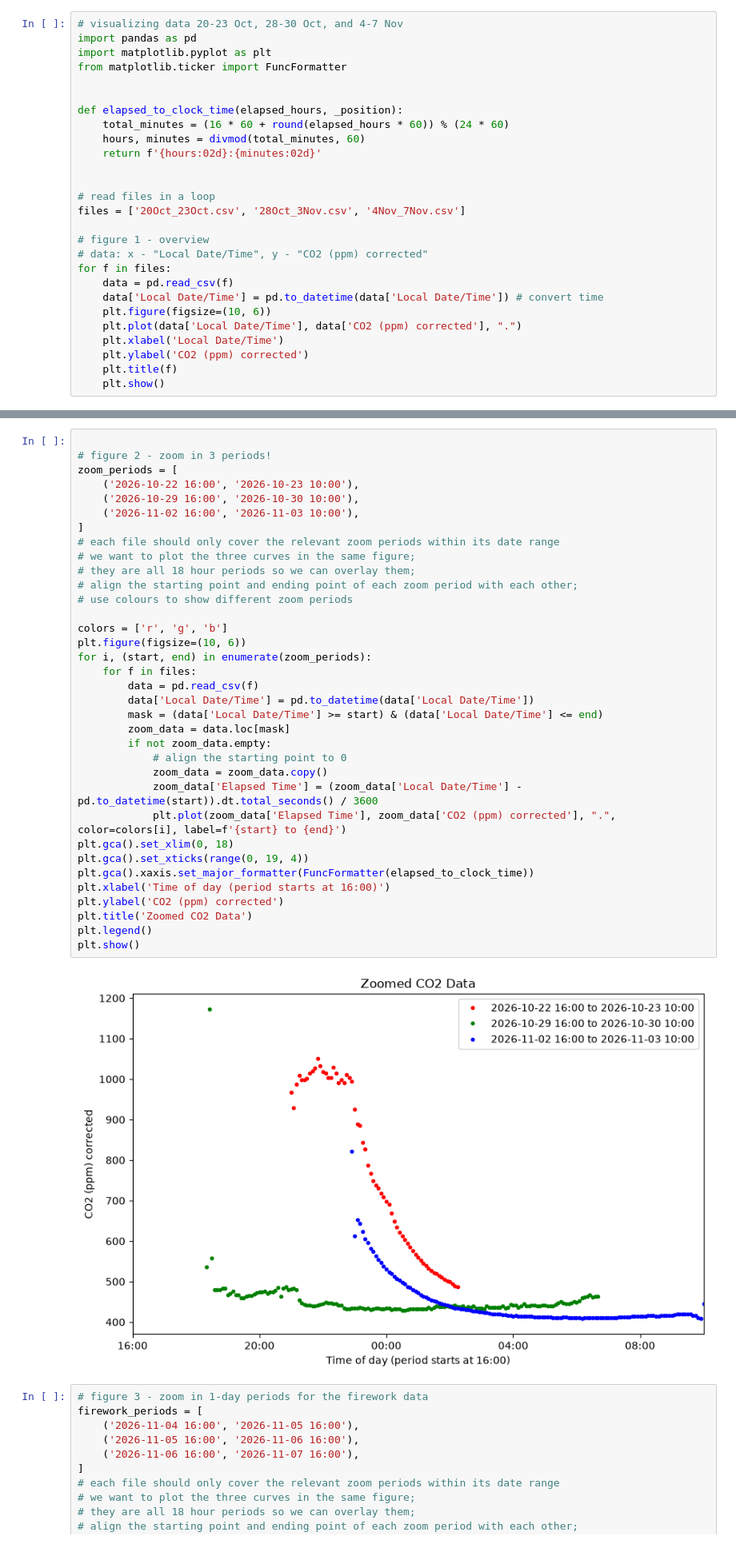
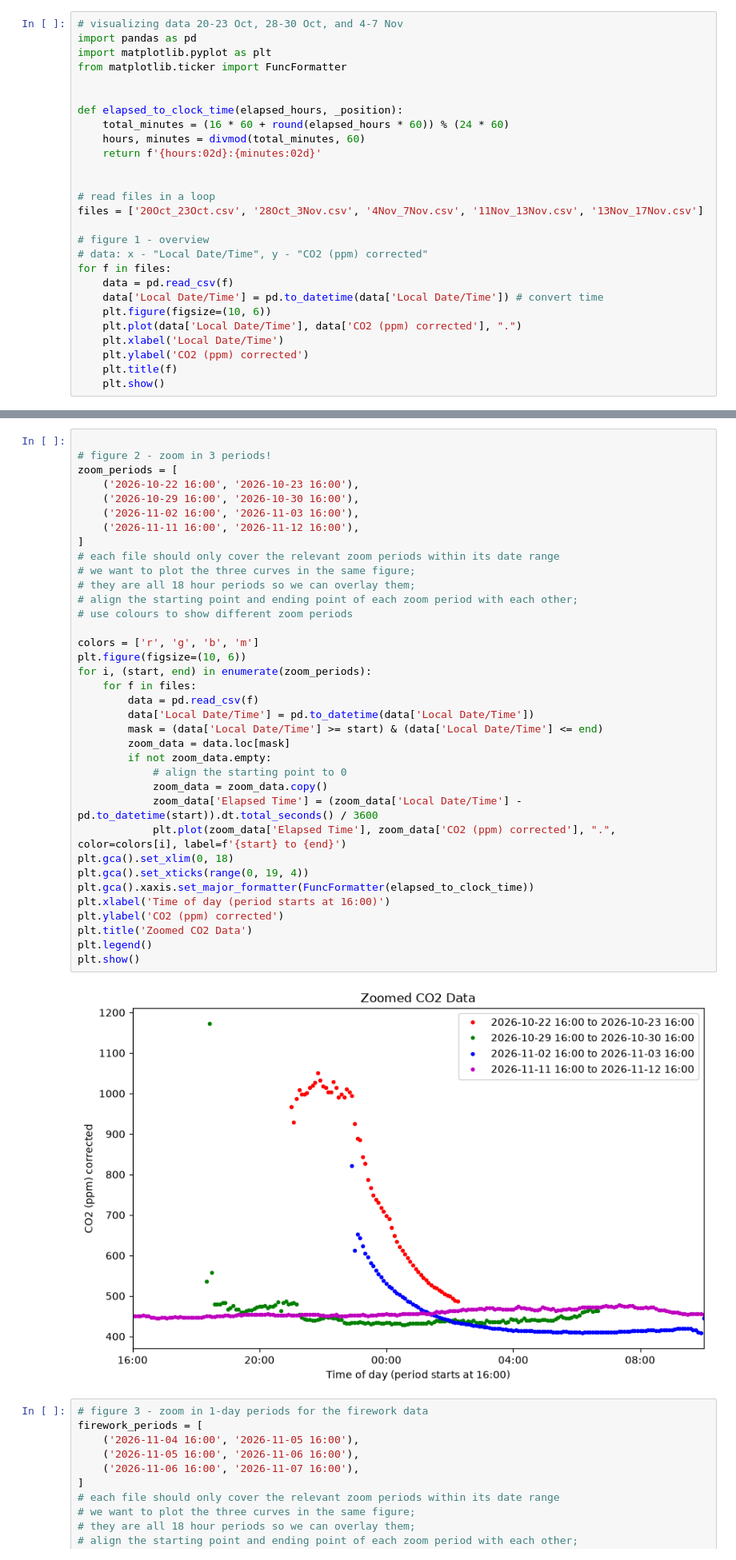
Before and after one commit to lindaccyy-stack/EDAAi, a Jupyter notebook: data_analysis.ipynb, the cells around one changed output, grey strips where cells are left out. Shown at 80% size. Saved outputs shown, nothing was run; the diff lists cells and outputs as text.

```diff
--- a/data_analysis.ipynb
+++ b/data_analysis.ipynb
@@ -12,7 +12,7 @@ def elapsed_to_clock_time(elapsed_hours, _position):
 
 
 # read files in a loop
-files = ['20Oct_23Oct.csv', '28Oct_3Nov.csv', '4Nov_7Nov.csv']
+files = ['20Oct_23Oct.csv', '28Oct_3Nov.csv', '4Nov_7Nov.csv', '11Nov_13Nov.csv', '13Nov_17Nov.csv']
 
 # figure 1 - overview
 # data: x - "Local Date/Time", y - "CO2 (ppm) corrected"
@@ -33,39 +35,40 @@ for f in files:
 
 # figure 2 - zoom in 3 periods!
 zoom_periods = [
-    ('2026-10-22 16:00', '2026-10-23 10:00'),
-    ('2026-10-29 16:00', '2026-10-30 10:00'),
-    ('2026-11-02 16:00', '2026-11-03 10:00'),
+    ('2026-10-22 16:00', '2026-10-23 16:00'),
+    ('2026-10-29 16:00', '2026-10-30 16:00'),
+    ('2026-11-02 16:00', '2026-11-03 16:00'),
+    ('2026-11-11 16:00', '2026-11-12 16:00'),
 ]
 # each file should only cover the relevant zoom periods within its date range
 # we want to plot the three curves in the same figure;
 # they are all 18 hour periods so we can overlay them;
 # align the starting point and ending point of each zoom period with each other;
 # use colours to show different zoom periods
 
-colors = ['r', 'g', 'b']
+colors = ['r', 'g', 'b', 'm']
 plt.figure(figsize=(10, 6))
 for i, (start, end) in enumerate(zoom_periods):
     for f in files:
         data = pd.read_csv(f)
         data['Local Date/Time'] = pd.to_datetime(data['Local Date/Time'])
         mask = (data['Local Date/Time'] >= start) & (data['Local Date/Time'] <= end)
         zoom_data = data.loc[mask]
         if not zoom_data.empty:
             # align the starting point to 0
             zoom_data = zoom_data.copy()
             zoom_data['Elapsed Time'] = (zoom_data['Local Date/Time'] - pd.to_datetime(start)).dt.total_seconds() / 3600
             plt.plot(zoom_data['Elapsed Time'], zoom_data['CO2 (ppm) corrected'], ".", color=colors[i], label=f'{start} to {end}')
 plt.gca().set_xlim(0, 18)
 plt.gca().set_xticks(range(0, 19, 4))
 plt.gca().xaxis.set_major_formatter(FuncFormatter(elapsed_to_clock_time))
 plt.xlabel('Time of day (period starts at 16:00)')
 plt.ylabel('CO2 (ppm) corrected')
 plt.title('Zoomed CO2 Data')
 plt.legend()
 plt.show()
 # %% [output]
-[figure, old version]
+[figure, new version]
 # %%
 # figure 3 - zoom in 1-day periods for the firework data
 firework_periods = [
```
Also changed, not shown: parts of 3 cells of this notebook, 2 other files.
